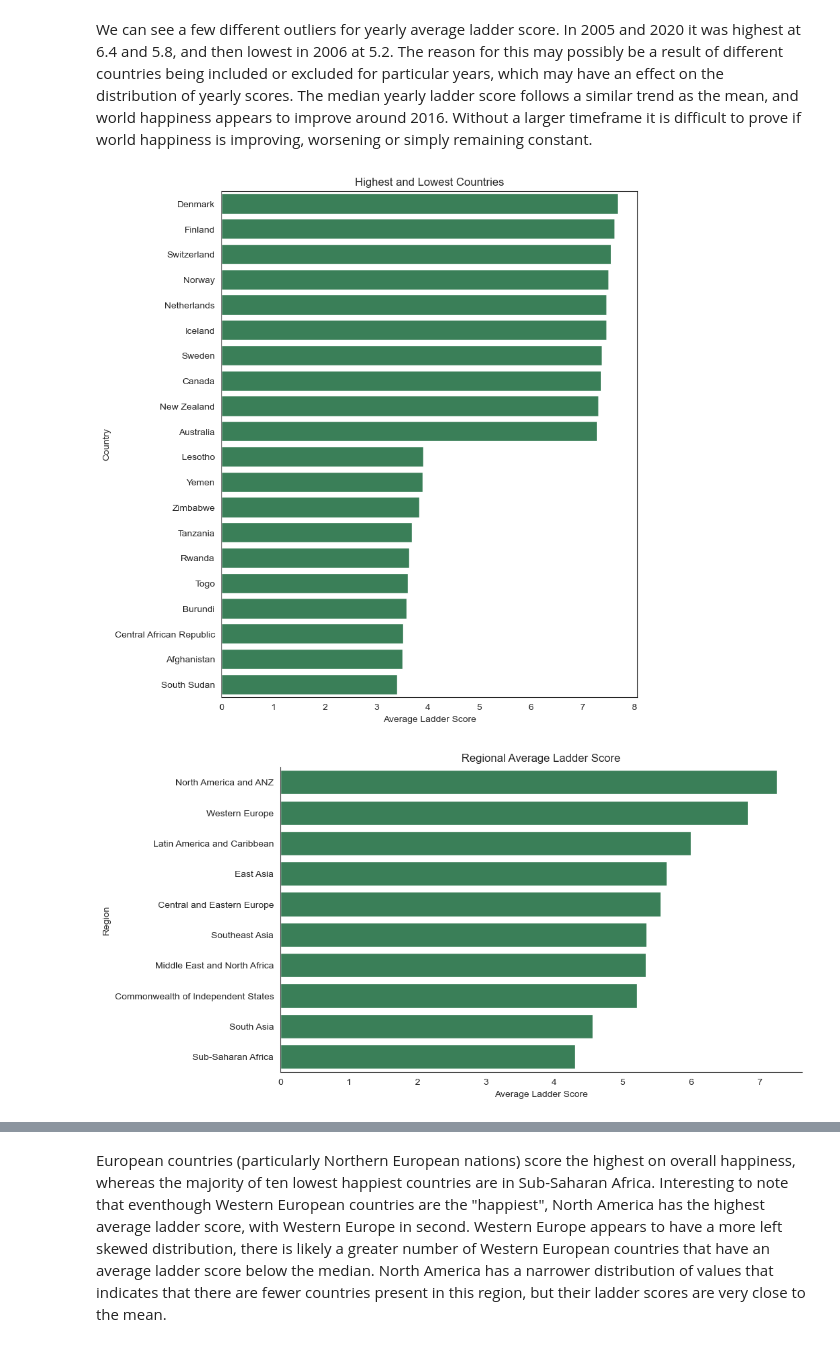
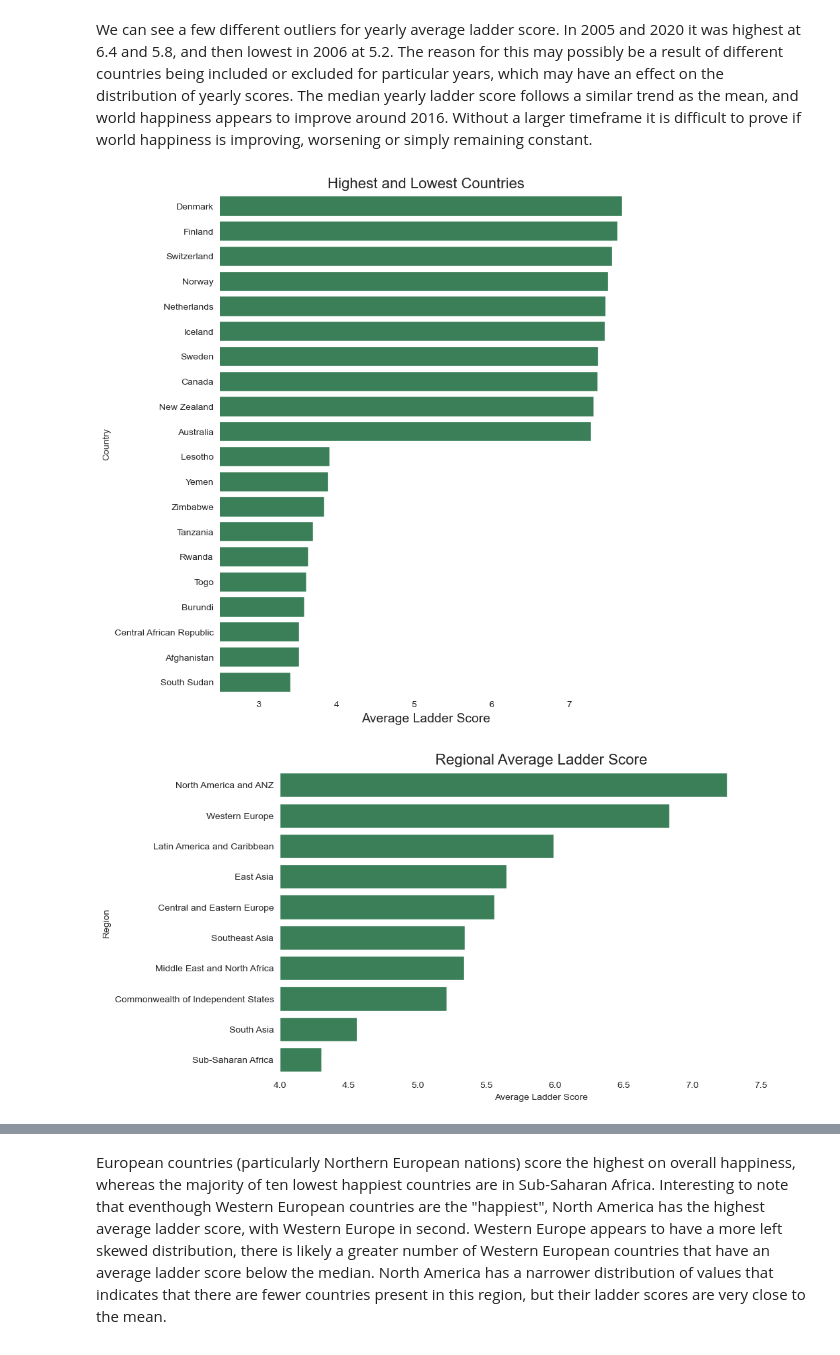
Before and after one commit to paul-trood/Portfolio-World_Happiness_Report, a Jupyter notebook: world_happiness.ipynb, the cells around one changed output, grey strips where cells are left out. Drawn from its saved outputs; the diff is of its cells as text; code cells hidden in the pictures.

```diff
--- a/world_happiness.ipynb
+++ b/world_happiness.ipynb
@@ -996,20 +1002,24 @@ high_low = top_10.append(bottom_10, ignore_index=False)
 # Plot results
 fig, bar = plt.subplots(figsize = (8,10), dpi = 100)
 sns.barplot(x="Ladder Score", y="Country", data=high_low, color="seagreen")
-plt.title("Highest and Lowest Countries")
-plt.xlabel("Average Ladder Score")
+plt.title("Highest and Lowest Countries", size = 16)
+plt.xlabel("Average Ladder Score", size = 14)
+plt.gca().spines[["top", "bottom", "left", "right"]].set_visible(False)
+plt.xlim(2.5,7.8)
 plt.show()
 # %% [output]
-[figure, old version]
+[figure, new version]
 # %%
 # Regional average ladder Score
 fig, bar = plt.subplots(figsize = (10,6), dpi = 100)
 sns.barplot(x="Ladder Score", y="Region", data = region_group.sort_values(by="Ladder Score", ascending = False), color="seagreen")
-plt.title("Regional Average Ladder Score")
+plt.title("Regional Average Ladder Score", size = 16)
 plt.xlabel("Average Ladder Score")
-sns.despine();
+plt.gca().spines[["top", "bottom", "left", "right"]].set_visible(False)
+plt.xlim(4,7.8)
+plt.show()
 # %% [output]
-[figure, old version]
+[figure, new version]
 # %%
 # Regional standard scores
 # Lambda function calculates:
```
Also changed, not shown: parts of 13 cells of this notebook.
